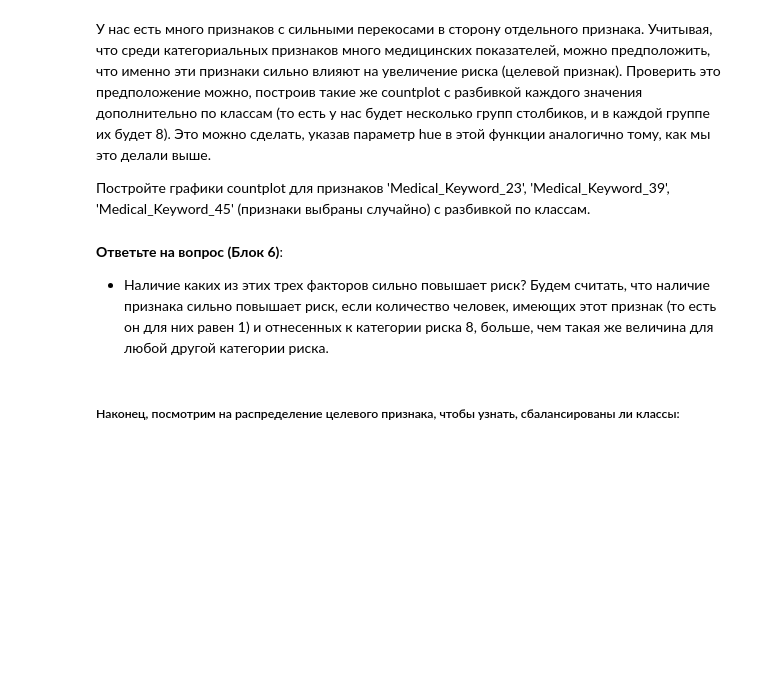
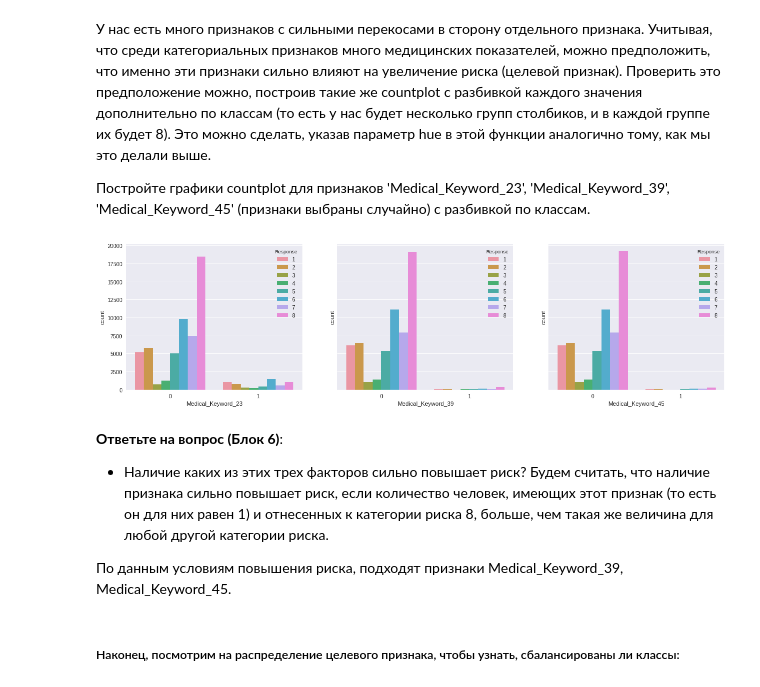
Before and after one commit to igor-storozhev/coursera-cmp3, a Jupyter notebook: w3/VisualizationPeerReview.ipynb, the cells around one changed output. Saved outputs shown, nothing was run; the diff lists cells and outputs as text; code cells hidden in the pictures; blank space fills up the shorter version.

```diff
--- a/w3/VisualizationPeerReview.ipynb
+++ b/w3/VisualizationPeerReview.ipynb
@@ -200,6 +224,18 @@ __Ответьте на вопросы (Блок 5)__:
+# %%
+# Код 3. Постройте countplot
+sel_attr = [ 'Medical_Keyword_23', 'Medical_Keyword_39', 'Medical_Keyword_45', 'Response']
+
+fig, axes = plt.subplots( 1, 3, figsize=(20, 5), sharey=True)
+
+for i in range(len(sel_attr)-1):
+    seaborn.countplot(x=sel_attr[i], data=data[sel_attr], hue='Response', ax=axes[i])
+# %% [output]
+[figure, added]
 # %% [markdown]
 __Ответьте на вопрос (Блок 6)__:
 * Наличие каких из этих трех факторов сильно повышает риск? Будем считать, что наличие признака сильно повышает риск, если количество человек, имеющих этот признак (то есть он для них равен 1) и отнесенных к категории риска 8, больше, чем такая же величина для любой другой категории риска.
+
+По данным условиям повышения риска, подходят признаки Medical_Keyword_39, Medical_Keyword_45.
 # %% [markdown]
 ##### Наконец, посмотрим на распределение целевого признака, чтобы узнать, сбалансированы ли классы:
 # %%
```
Also changed, not shown: parts of 24 cells of this notebook.
